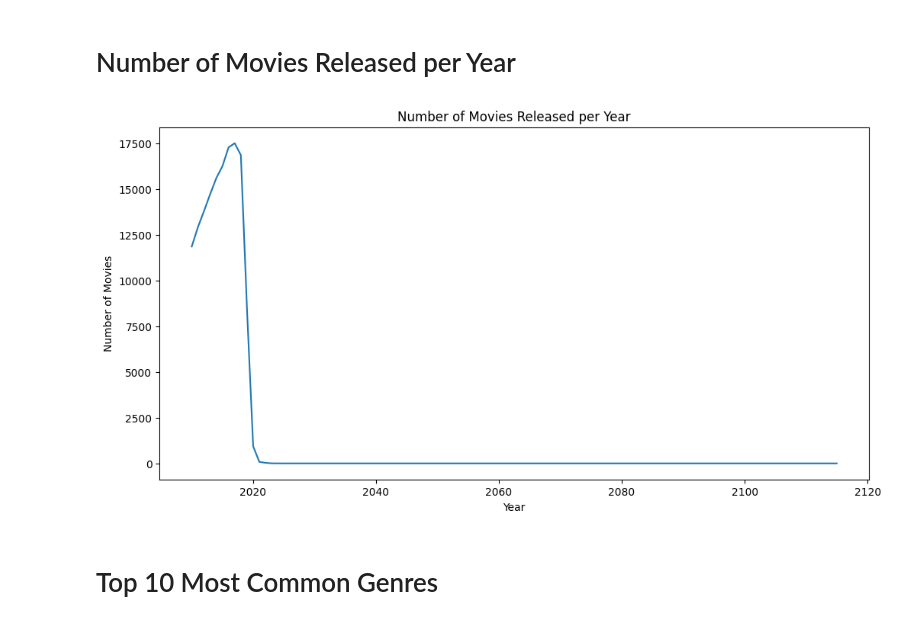
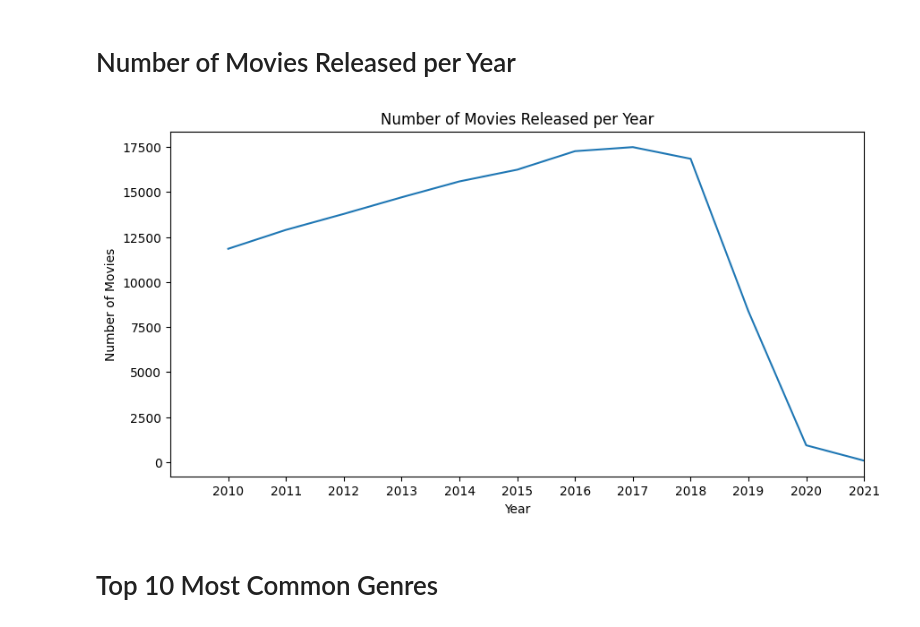
Before and after one commit to Joakim-Nandwa/DVF-PT03-Project-1, a Jupyter notebook: Joakim_Student.ipynb, the cells around one changed output. Drawn from its saved outputs; the diff is of its cells as text; code cells hidden in the pictures.

```diff
--- a/Joakim_Student.ipynb
+++ b/Joakim_Student.ipynb
@@ -368,16 +368,26 @@ plt.show()
 # %%
 # Group by start year and count number of movies
 movies_per_year = title_basics_cleaned.groupby('start_year').size().reset_index(name='count')
 
+# Filter the data to include only years from 2010 to 2020
+movies_per_year = movies_per_year[(movies_per_year['start_year'] >= 2009) & (movies_per_year['start_year'] <= 2021)]
+
 # Plot number of movies released per year
-plt.figure(figsize=(12, 6))
+plt.figure(figsize=(10, 5))
 sns.lineplot(data=movies_per_year, x='start_year', y='count')
 plt.title('Number of Movies Released per Year')
 plt.xlabel('Year')
 plt.ylabel('Number of Movies')
+
+# Set x-axis limits to start from 2010 and end at 2020
+plt.xlim(2009, 2021)
+
+# Set x-axis ticks to only include the years present in the data
+plt.xticks(movies_per_year['start_year'])
+
 plt.show()
 # %% [output]
-[figure, old version]
+[figure, new version]
 # %% [markdown]
 # Top 10 Most Common Genres
 # %%
```
